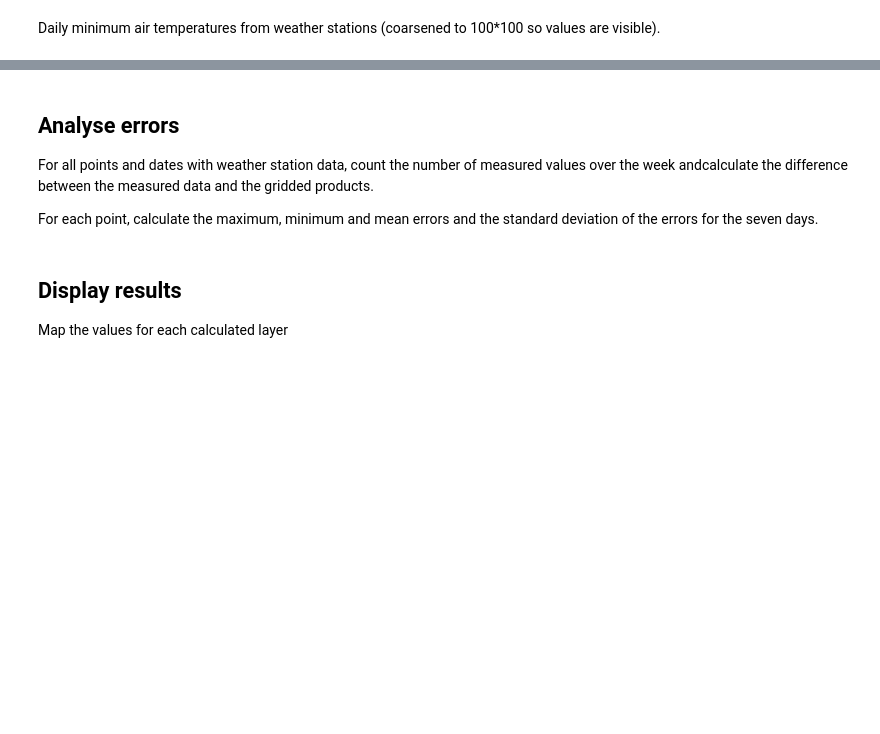
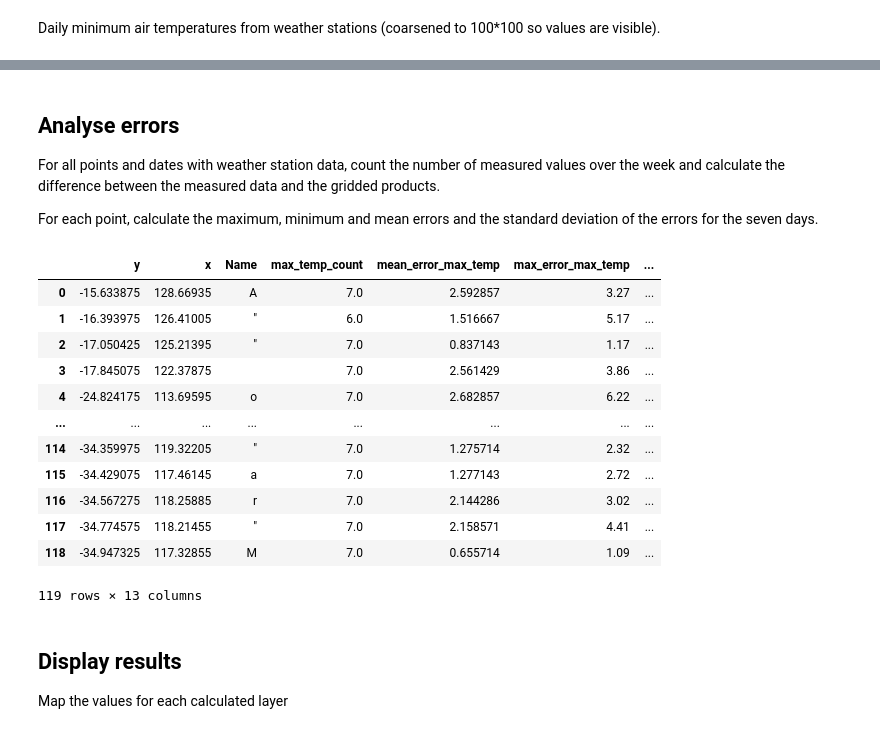
Before and after one commit to aus-plant-phenomics-network/mccn-case-studies, a Jupyter notebook: Case 4/MCCN-CASE 4.ipynb, the cells around one changed output, grey strips where cells are left out. Drawn from its saved outputs; the diff is of its cells as text; code cells hidden in the pictures; blank space fills up the shorter version.

```diff
--- a/Case 4/MCCN-CASE 4.ipynb
+++ b/Case 4/MCCN-CASE 4.ipynb
@@ -209,6 +283,6 @@ ds["MinTemp"].coarsen(x=10).mean().coarsen(y=10).mean().plot(x="x", y="y", col="
 # %% [markdown]
 ## Analyse errors
-For all points and dates with weather station data, count the number of measured values over the week andcalculate the difference between the measured data and the gridded products.
+For all points and dates with weather station data, count the number of measured values over the week and calculate the difference between the measured data and the gridded products.
 
 For each point, calculate the maximum, minimum and mean errors and the standard deviation of the errors for the seven days.
 # %%
@@ -222,37 +296,51 @@ ds["max_error_max_temp"] = ds["error_max_temp"].max(dim="time")
 ds["min_error_max_temp"] = ds["error_max_temp"].min(dim="time")
 ds["std_error_max_temp"] = ds["error_max_temp"].std(dim="time")
 
 # Calculations for minimum temperatures
 ds["min_temp_count"] = ds["MinTemp"].count(dim="time")
 ds["min_temp_count"] = ds["min_temp_count"].where(ds["min_temp_count"] > 0, np.nan)
 ds["error_min_temp"] = ds["MinTemp"].where(ds["MinTemp"] == np.nan, ds["MinTemp"] - ds["min_temp_gridded"])
 ds["error_min_temp"] = ds["error_min_temp"].where(ds["error_min_temp"] > 0, -ds["error_min_temp"])
 ds["mean_error_min_temp"] = ds["error_min_temp"].mean(dim="time")
 ds["max_error_min_temp"] = ds["error_min_temp"].max(dim="time")
 ds["min_error_min_temp"] = ds["error_min_temp"].min(dim="time")
 ds["std_error_min_temp"] = ds["error_min_temp"].std(dim="time")
 
 # Generate pandas dataframe with values for analysis
 computed_layers = [
     "max_temp_count",
     "mean_error_max_temp",
     "max_error_max_temp",
     "min_error_max_temp",
     "std_error_max_temp",
     "min_temp_count",
     "mean_error_min_temp",
     "max_error_min_temp",
     "min_error_min_temp",
     "std_error_min_temp"
 ]
-da = ds[["Name"]+computed_layers].to_dataframe().drop(columns="spatial_ref").dropna(axis=0).reset_index()
-da = da.loc[da["Name"] > 0].reset_index().drop(columns=["index","time"]).drop_duplicates()
+site_results = ds[["Name"]+computed_layers].to_dataframe().drop(columns="spatial_ref").dropna(axis=0).reset_index()
+site_results = site_results.loc[site_results["Name"] > 0].reset_index().drop(columns=["index","time"]).drop_duplicates()
 
 # Restore actual station names
-da["Name"] = da["Name"].map(lambda x: ds.attrs["Name"][int(x)])
+site_results["Name"] = site_results["Name"].map(lambda x: ds.attrs["Name"][int(x)])
 
 # Display
-da
+site_results
+# %% [output]
+|  | y | x | Name | max_temp_count | mean_error_max_temp | max_error_max_temp | ... |
+| 0 | -15.633875 | 128.66935 | A | 7.0 | 2.592857 | 3.27 | ... |
+| 1 | -16.393975 | 126.41005 | " | 6.0 | 1.516667 | 5.17 | ... |
+| 2 | -17.050425 | 125.21395 | " | 7.0 | 0.837143 | 1.17 | ... |
+| 3 | -17.845075 | 122.37875 |  | 7.0 | 2.561429 | 3.86 | ... |
+| 4 | -24.824175 | 113.69595 | o | 7.0 | 2.682857 | 6.22 | ... |
+| ... | ... | ... | ... | ... | ... | ... | ... |
+| 114 | -34.359975 | 119.32205 | " | 7.0 | 1.275714 | 2.32 | ... |
+| 115 | -34.429075 | 117.46145 | a | 7.0 | 1.277143 | 2.72 | ... |
+| 116 | -34.567275 | 118.25885 | r | 7.0 | 2.144286 | 3.02 | ... |
+| 117 | -34.774575 | 118.21455 | " | 7.0 | 2.158571 | 4.41 | ... |
+| 118 | -34.947325 | 117.32855 | M | 7.0 | 0.655714 | 1.09 | ... |
+119 rows × 13 columns
 # %% [markdown]
 ## Display results
 Map the values for each calculated layer
```
Also changed, not shown: parts of 16 cells of this notebook, 1 other file.
